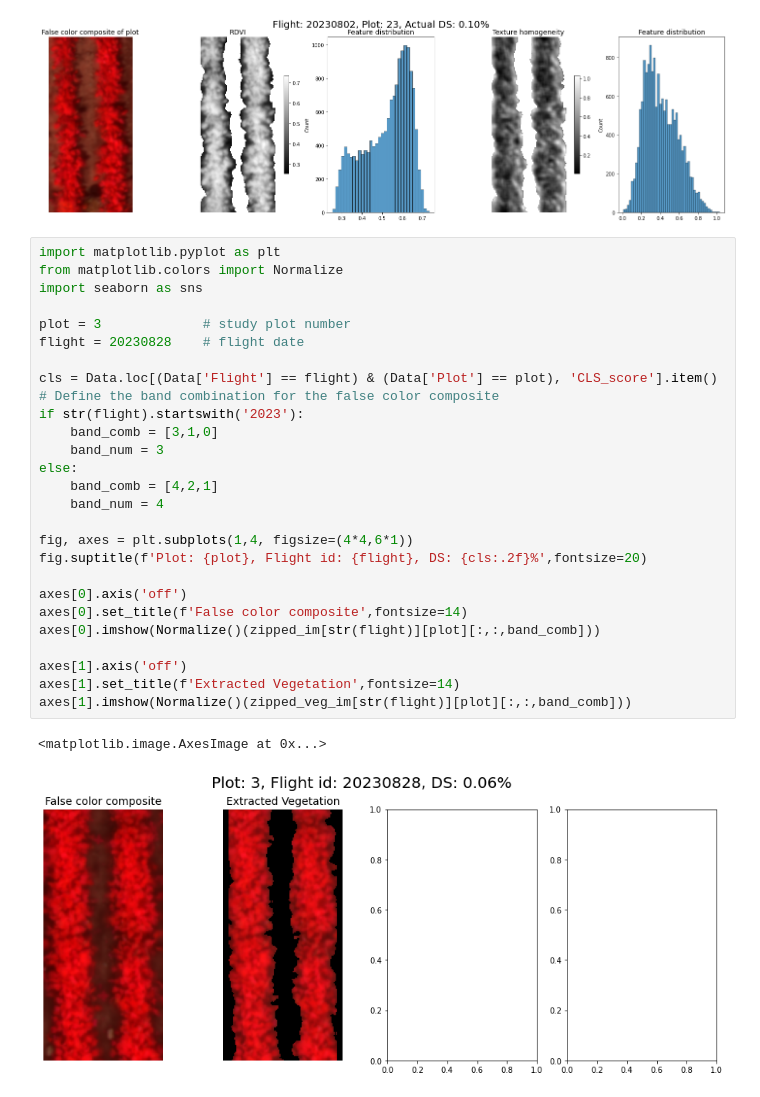
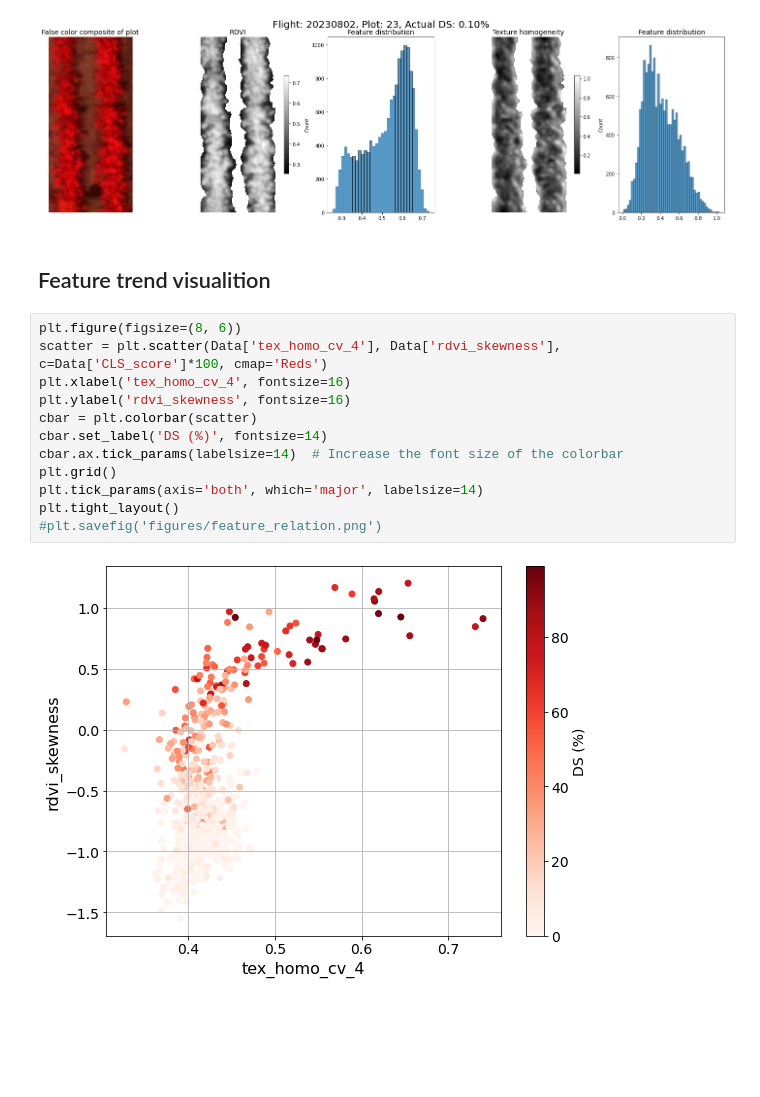
Before and after one commit to saif8091/cls_multispec_uas, a Jupyter notebook: preprocess/vis.ipynb, the cells around one changed output. Drawn from its saved outputs; the diff is of its cells as text; blank space fills up the shorter version.

Commit message:
visualisation updated

```diff
--- a/preprocess/vis.ipynb
+++ b/preprocess/vis.ipynb
@@ -223,33 +223,19 @@ plt_img_dist(zipped_im,zipped_veg_im,Data,fl_plt_df)
 [figure]
 [figure]
 [figure]
-# %%
-import matplotlib.pyplot as plt
-from matplotlib.colors import Normalize
-import seaborn as sns
-
-plot = 3             # study plot number
-flight = 20230828    # flight date
-
-cls = Data.loc[(Data['Flight'] == flight) & (Data['Plot'] == plot), 'CLS_score'].item()
-# Define the band combination for the false color composite
-if str(flight).startswith('2023'):
-    band_comb = [3,1,0]
-    band_num = 3
-else:
-    band_comb = [4,2,1]
-    band_num = 4
-
-fig, axes = plt.subplots(1,4, figsize=(4*4,6*1))
-fig.suptitle(f'Plot: {plot}, Flight id: {flight}, DS: {cls:.2f}%',fontsize=20)
-
-axes[0].axis('off')
-axes[0].set_title(f'False color composite',fontsize=14)
-axes[0].imshow(Normalize()(zipped_im[str(flight)][plot][:,:,band_comb]))
-
-axes[1].axis('off')
-axes[1].set_title(f'Extracted Vegetation',fontsize=14)
-axes[1].imshow(Normalize()(zipped_veg_im[str(flight)][plot][:,:,band_comb]))
-# %% [output]
-<matplotlib.image.AxesImage at 0x...>
-[figure, removed]
+# %% [markdown]
+## Feature trend visualition
+# %%
+plt.figure(figsize=(8, 6))
+scatter = plt.scatter(Data['tex_homo_cv_4'], Data['rdvi_skewness'], c=Data['CLS_score']*100, cmap='Reds')
+plt.xlabel('tex_homo_cv_4', fontsize=16)
+plt.ylabel('rdvi_skewness', fontsize=16)
+cbar = plt.colorbar(scatter)
+cbar.set_label('DS (%)', fontsize=14)
+cbar.ax.tick_params(labelsize=14)  # Increase the font size of the colorbar
+plt.grid()
+plt.tick_params(axis='both', which='major', labelsize=14)
+plt.tight_layout()
+#plt.savefig('figures/feature_relation.png')
+# %% [output]
+[figure, added]
```
Also changed, not shown: parts of 1 cell of this notebook, 2 other files.
